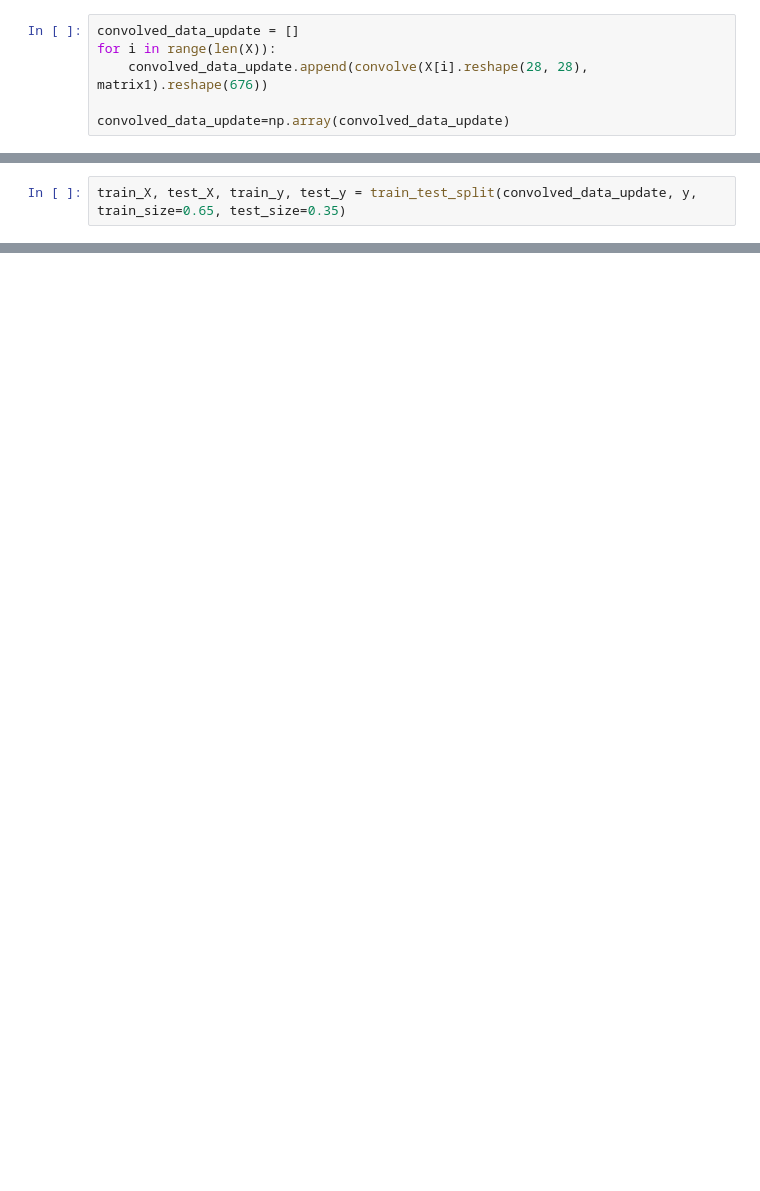
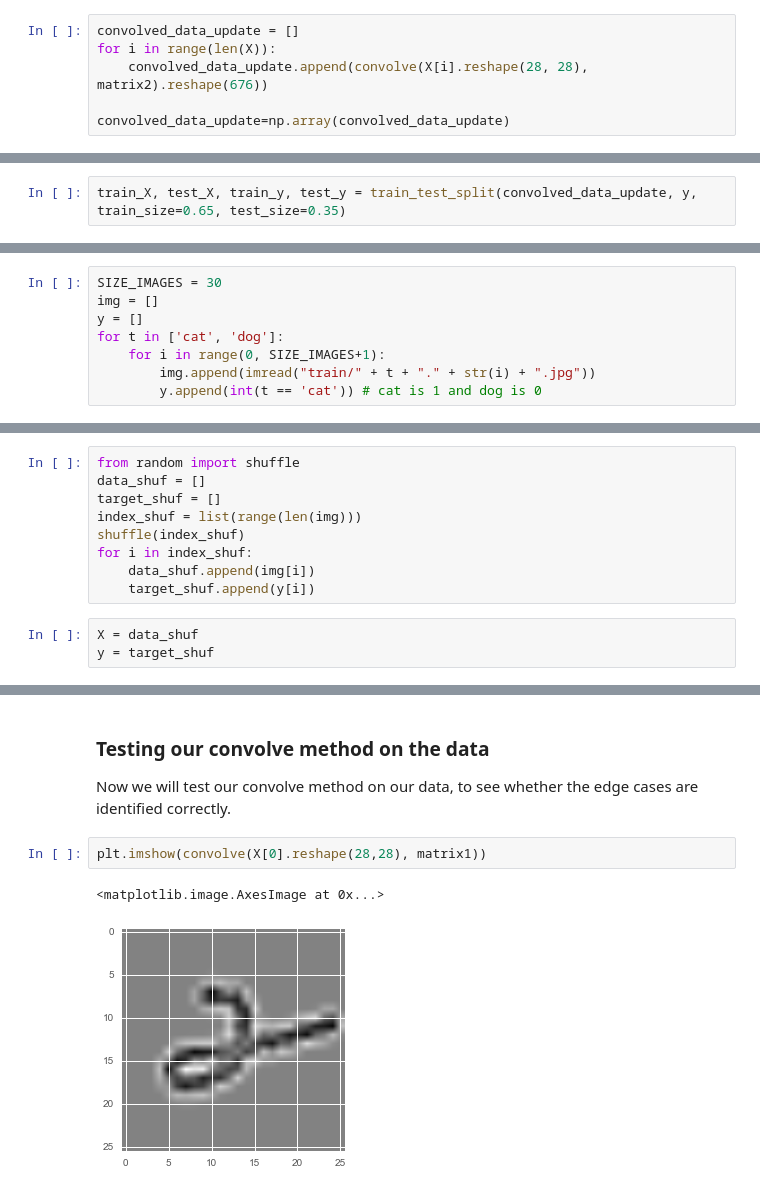
Before and after one commit to ksun0/svm, a Jupyter notebook: miniproject_SVMs.ipynb, the cells around one changed output, grey strips where cells are left out. Saved outputs shown, nothing was run; the diff lists cells and outputs as text; blank space fills up the shorter version.

```diff
--- a/miniproject_SVMs.ipynb
+++ b/miniproject_SVMs.ipynb
@@ -480,6 +493,6 @@ plt.imshow(convolve(X[0].reshape(28,28), matrix1))
 # %%
 convolved_data_update = []
 for i in range(len(X)):
-    convolved_data_update.append(convolve(X[i].reshape(28, 28), matrix1).reshape(676))
+    convolved_data_update.append(convolve(X[i].reshape(28, 28), matrix2).reshape(676))
 
 convolved_data_update=np.array(convolved_data_update)
@@ -503,0 +522,8 @@ accuracy_score(test_y, y_pred)
+# %%
+SIZE_IMAGES = 30
+img = []
+y = []
+for t in ['cat', 'dog']:
+    for i in range(0, SIZE_IMAGES+1):
+        img.append(imread("train/" + t + "." + str(i) + ".jpg"))
+        y.append(int(t == 'cat')) # cat is 1 and dog is 0
@@ -503,0 +534,12 @@ accuracy_score(test_y, y_pred)
+# %%
+from random import shuffle
+data_shuf = []
+target_shuf = []
+index_shuf = list(range(len(img)))
+shuffle(index_shuf)
+for i in index_shuf:
+    data_shuf.append(img[i])
+    target_shuf.append(y[i])
+# %%
+X = data_shuf
+y = target_shuf
@@ -503,0 +558,9 @@ accuracy_score(test_y, y_pred)
+# %% [markdown]
+### Testing our convolve method on the data
+
+Now we will test our convolve method on our data, to see whether the edge cases are identified correctly.
+# %%
+plt.imshow(convolve(X[0].reshape(28,28), matrix1))
+# %% [output]
+<matplotlib.image.AxesImage at 0x...>
+[figure, added]
```
Also changed, not shown: parts of 36 cells of this notebook.
